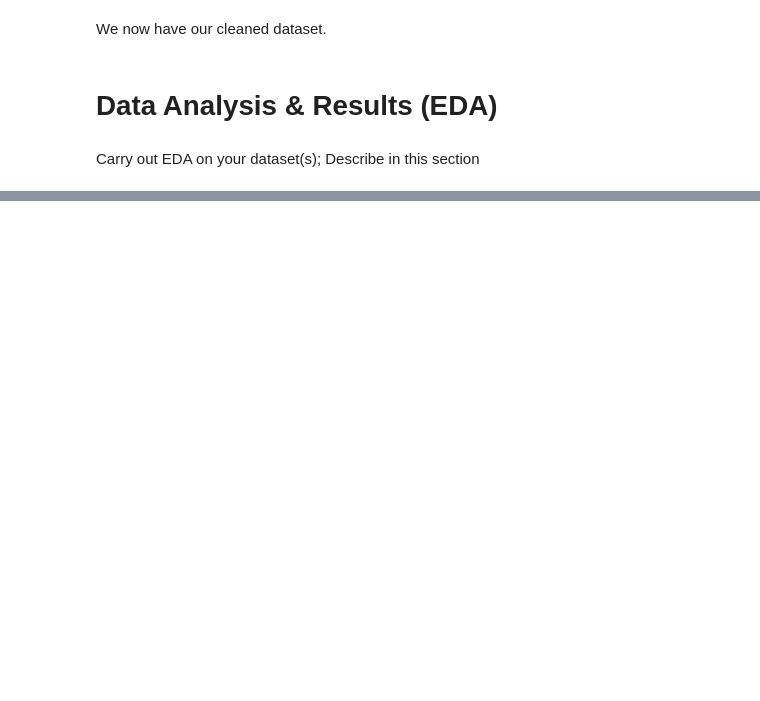
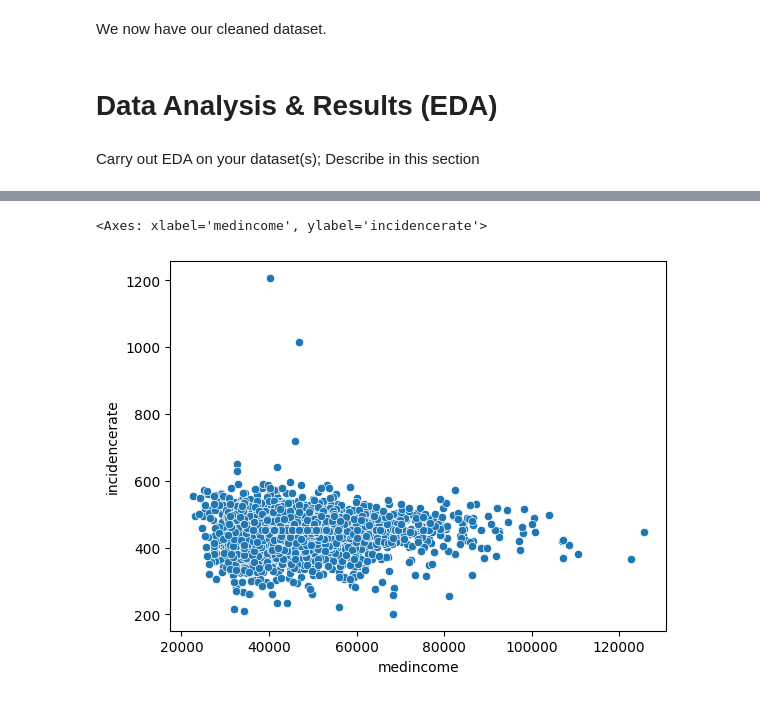
Before and after one commit to caseyhild/Data-Science-For-Cancer-Analysis, a Jupyter notebook: EDACheckpointGroup_Sp23_Casey_s_Group.ipynb, the cells around one changed output, grey strips where cells are left out. Cells and saved outputs as stored; diff of their text form; code cells hidden in the pictures; blank space fills up the shorter version.

```diff
--- a/EDACheckpointGroup_Sp23_Casey_s_Group.ipynb
+++ b/EDACheckpointGroup_Sp23_Casey_s_Group.ipynb
@@ -246,0 +262,5 @@ Carry out EDA on your dataset(s); Describe in this section
+# %%
+sns.scatterplot(x='medincome', y='incidencerate', data=data_cancer)
+# %% [output]
+<Axes: xlabel='medincome', ylabel='incidencerate'>
+[figure, added]
```
Also changed, not shown: parts of 12 cells of this notebook.
